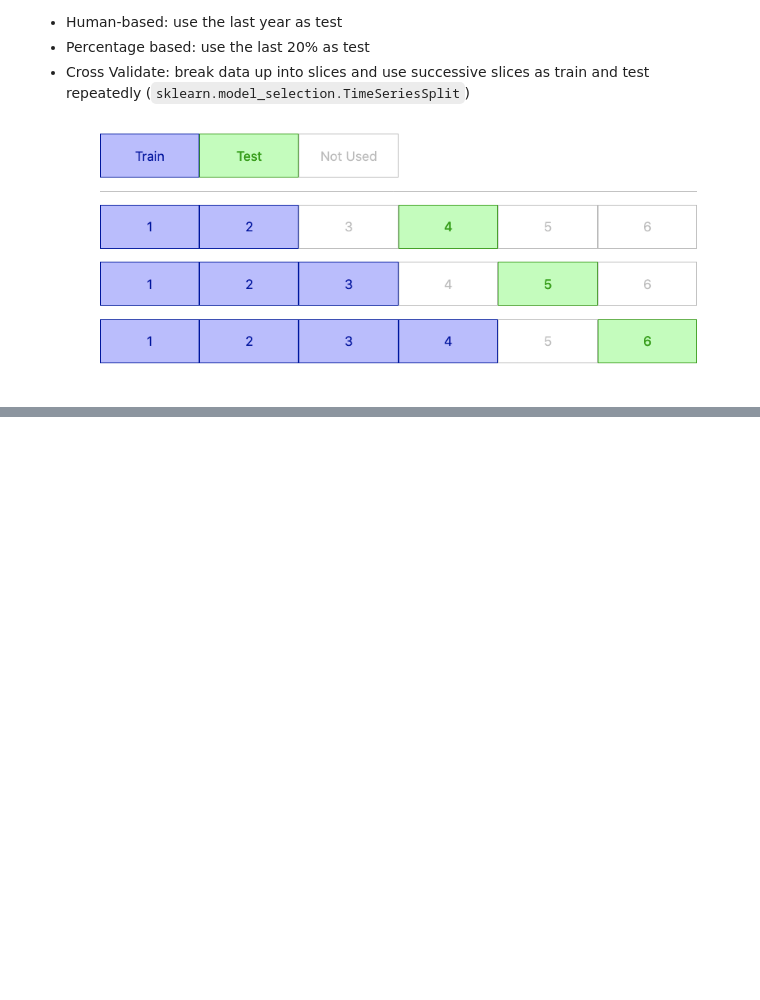
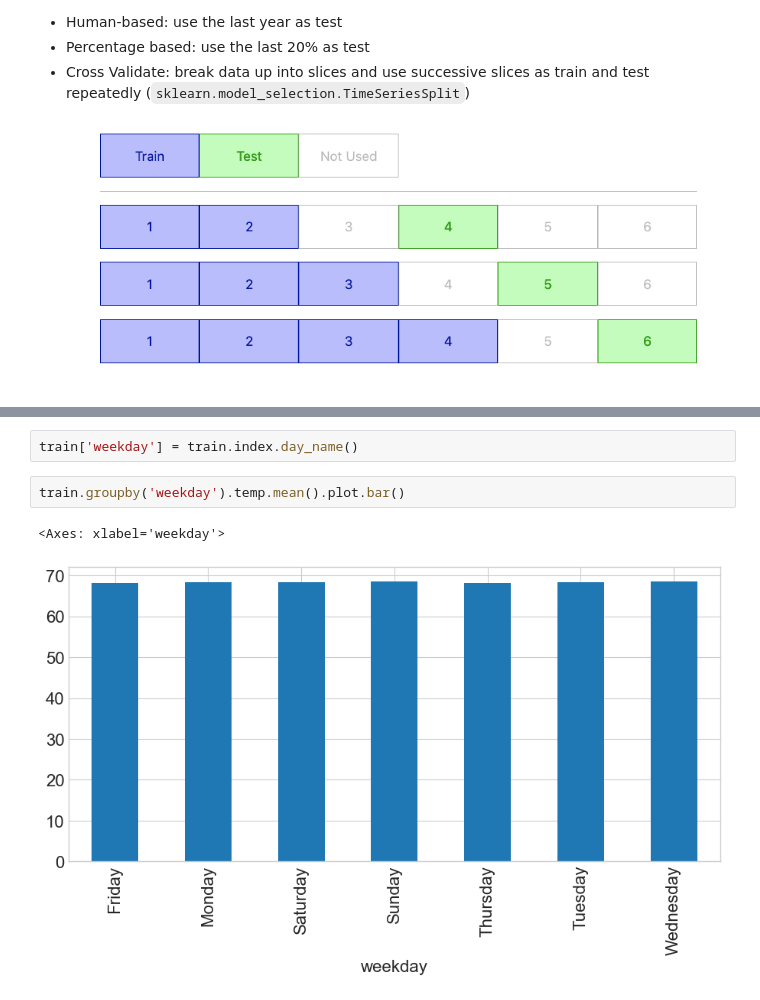
Before and after one commit to CodeupClassroom/oneil-tsa, a Jupyter notebook: explore.ipynb, the cells around one changed output, grey strips where cells are left out. Cells and saved outputs as stored; diff of their text form; blank space fills up the shorter version.

```diff
--- a/explore.ipynb
+++ b/explore.ipynb
@@ -90,0 +186,7 @@ Name: temp, dtype: float64
+# %%
+train['weekday'] = train.index.day_name()
+# %%
+train.groupby('weekday').temp.mean().plot.bar()
+# %% [output]
+<Axes: xlabel='weekday'>
+[figure, added]
```
Also changed, not shown: parts of 44 cells of this notebook, 1 other file.
